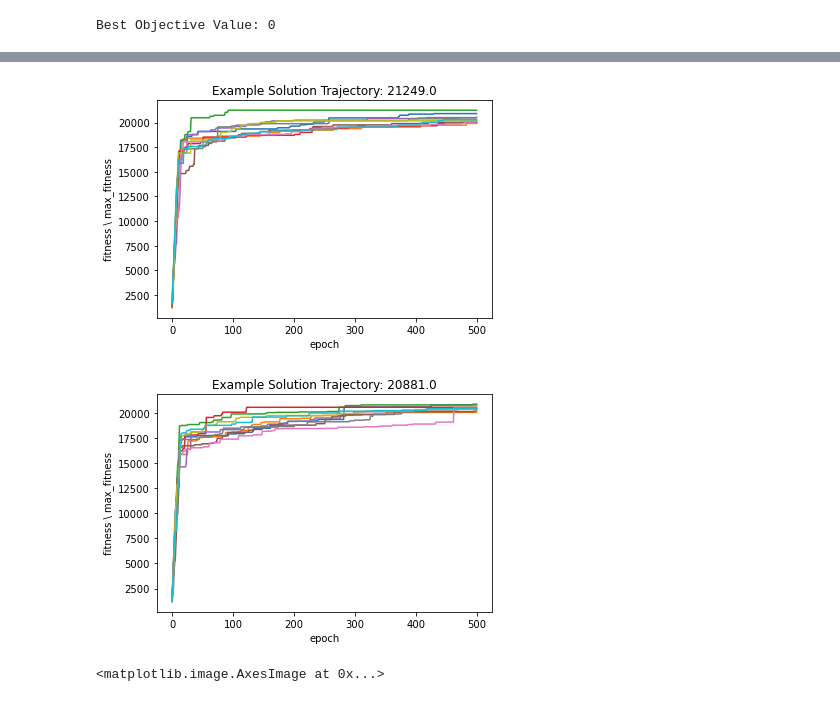
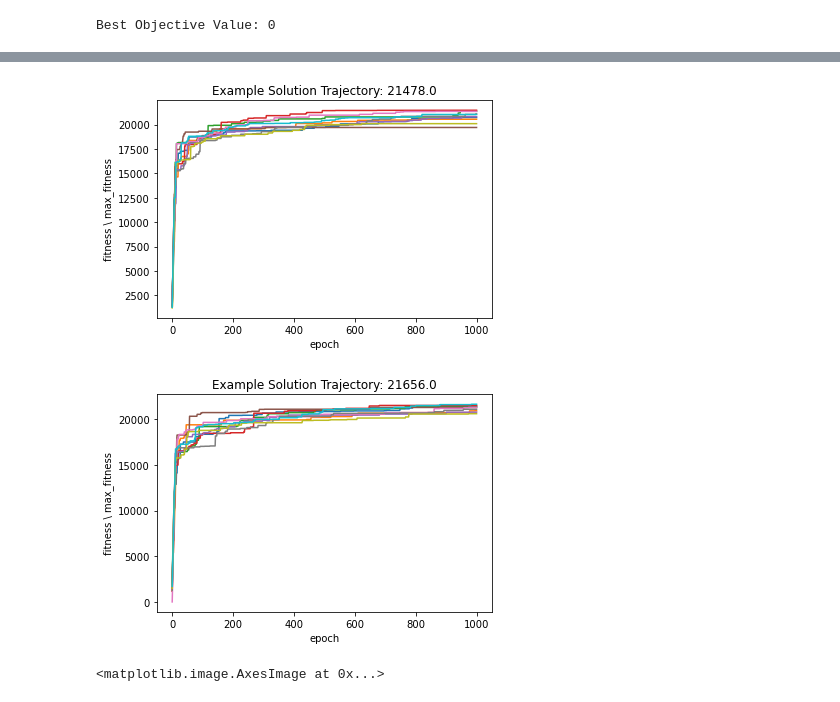
Before and after one commit to FilipKubackiSoton/DeepOptimization, a Jupyter notebook: exp.ipynb, the cells around one changed output, grey strips where cells are left out. Saved outputs shown, nothing was run; the diff lists cells and outputs as text; code cells hidden in the pictures.

```diff
--- a/exp.ipynb
+++ b/exp.ipynb
@@ -34,6 +35,6 @@ tmptrain = utg.load_datasets(1)
 set1 = utg.load_datasets(1)
 model1, model2, model3, model4, model5, model6= utg.load_models(1,2, 3,4,5,6)
 # %%
-max_fitness, final_solutions = utp.plot_trajectory_evolution(100, learning_steps = 100, sample_number=100, model = m)
+max_fitness, final_solutions = utp.plot_trajectory_evolution(100, learning_steps = 1000, sample_number=20, model = m)
 print(max_fitness)
 # %% [output]
@@ -161,37 +162,37 @@ def plot_trajectory(sample_size, search = None, sample_number=10, learning_steps
         for j in range(sample_number):
             copy_solution = copy.copy(current_solutions_container[j])
             if i > (transfer_step -1):
                 search_function(copy_solution, par = par, choosing_group_function = choose_group, debuge_variation = False)
             else:
                 utg.flip(copy_solution, sample_size)
             current_fitness = fitness_function(current_solutions_container[j])
             new_fitness = fitness_function(copy_solution)
             if new_fitness > current_fitness:
                 current_solutions_container[j] = copy_solution
                 current_fitness = new_fitness
             tmp_his.append(current_fitness)
             if current_fitness >= max_fitness:
                max_fitness =current_fitness
 
 
 
         global_solution.append(np.asarray(tmp_his))
     global_solution = np.asarray(global_solution)
     plt.figure()
     plt.title("Example Solution Trajectory: {}".format(max_fitness))
     X = np.arange(learning_steps)
     for j in range(sample_number):
         plt.plot(X, global_solution[:,j])
     plt.xlabel("epoch")
     plt.ylabel("fitness \ max_fitness")
     plt.show()
 
     return global_solution, par
-glob1, par1 = plot_trajectory(100, learning_steps= 500, transfer_step = 100, model=m)
-_ =plot_trajectory(100, learning_steps= 500, transfer_step = 2000, model = m)
+glob1, par1 = plot_trajectory(100, learning_steps= 1000, transfer_step = 100, model=m)
+_ =plot_trajectory(100, learning_steps= 1000, transfer_step = 2000, model = m)
 # %% [output]
-[figure, old version]
+[figure, new version]
-[figure, old version]
+[figure, new version]
 # %%
 def code(array, encoder, input_size=None, latent_size=None, debuge_variation=False):
     """
```
Also changed, not shown: parts of 9 cells of this notebook, 20 other files.
